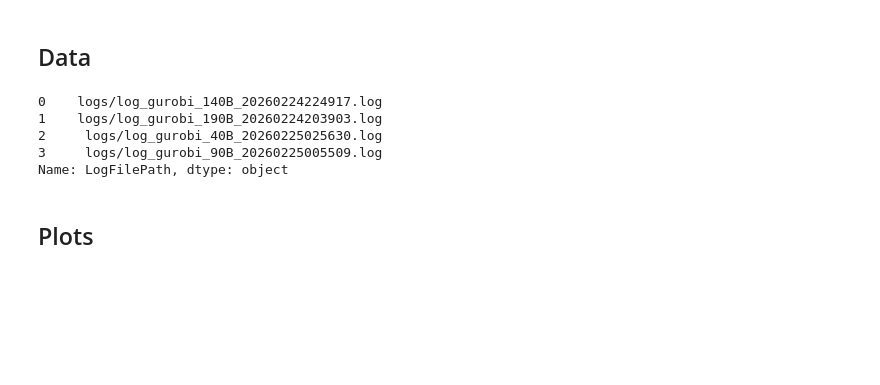
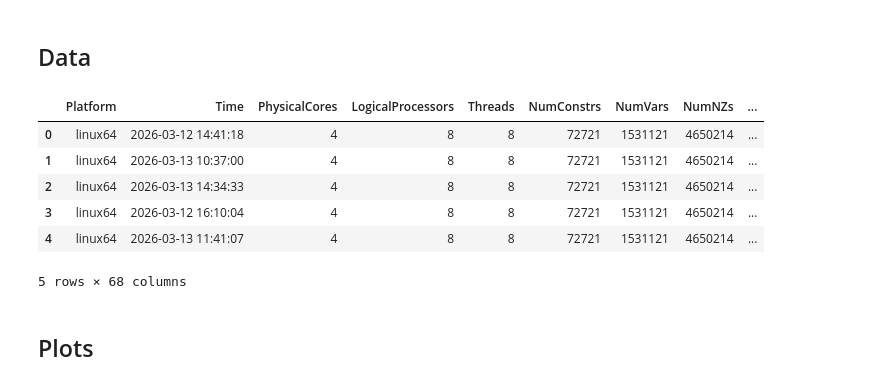
Before and after one commit to pedrodilallo/projeto_logistica_atr, a Jupyter notebook: log_analysis.ipynb, the cells around one changed output. Saved outputs shown, nothing was run; the diff lists cells and outputs as text; code cells hidden in the pictures; blank space fills up the shorter version.

```diff
--- a/log_analysis.ipynb
+++ b/log_analysis.ipynb
@@ -17,12 +18,19 @@ results = glt.parse(log_files)
 summary = results.summary()
 nodelog_progress = results.progress("nodelog")
 # %%
-summary['LogFilePath']
+summary['blocks'] = summary['LogFilePath'].str.extract(r'(\d+)B').astype(float)
+summary['fronts'] = summary['LogFilePath'].str.extract(r'(\d+)F').astype(float)
+summary['gamma']  = summary['LogFilePath'].str.extract(r'gamma_(\d+d\d+)')[0].str.replace('d', '.').astype(float)
+summary['theta']  = summary['LogFilePath'].str.extract(r'theta(\d+d\d+)')[0].str.replace('d', '.').astype(float)
+
+summary.head(5)
 # %% [output]
+|  | Platform | Time | PhysicalCores | LogicalProcessors | Threads | NumConstrs | NumVars | NumNZs | ... |
+| 0 | linux64 | 2026-03-12 14:41:18 | 4 | 8 | 8 | 72721 | 1531121 | 4650214 | ... |
+| 1 | linux64 | 2026-03-13 10:37:00 | 4 | 8 | 8 | 72721 | 1531121 | 4650214 | ... |
+| 2 | linux64 | 2026-03-13 14:34:33 | 4 | 8 | 8 | 72721 | 1531121 | 4650214 | ... |
+| 3 | linux64 | 2026-03-12 16:10:04 | 4 | 8 | 8 | 72721 | 1531121 | 4650214 | ... |
+| 4 | linux64 | 2026-03-13 11:41:07 | 4 | 8 | 8 | 72721 | 1531121 | 4650214 | ... |
-0    logs/log_gurobi_140B_20260224224917.log
-1    logs/log_gurobi_190B_20260224203903.log
-2     logs/log_gurobi_40B_20260225025630.log
-3     logs/log_gurobi_90B_20260225005509.log
-Name: LogFilePath, dtype: object
+5 rows × 68 columns
 # %% [markdown]
 ## Plots
```
Also changed, not shown: parts of 10 cells of this notebook, 3 other files.
